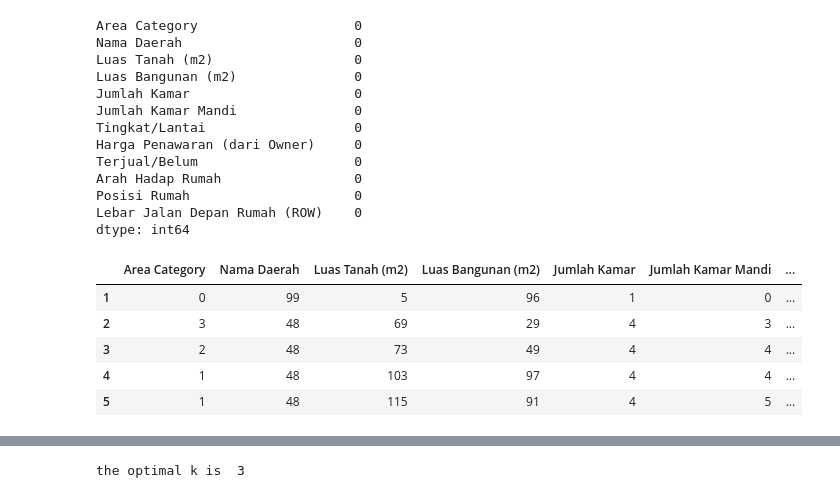
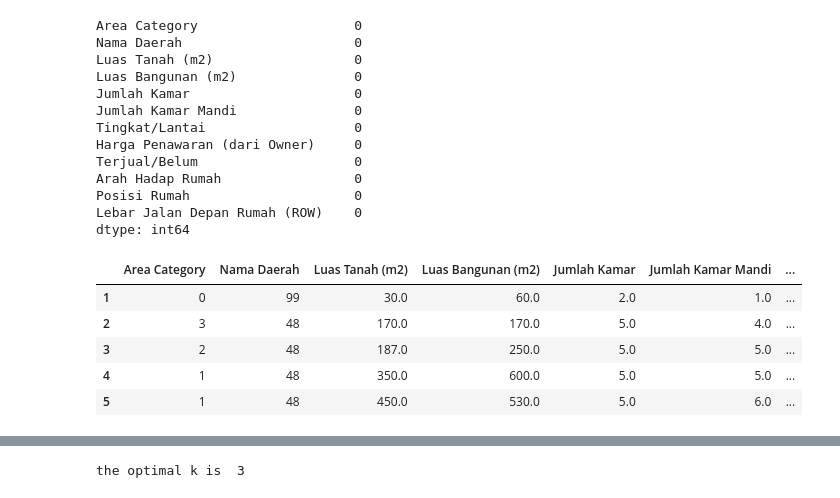
Before and after one commit to mjohantito/DataRumah_DM3Nov, a Jupyter notebook: Exercise_Week_8.ipynb, the cells around one changed output, grey strips where cells are left out. Drawn from its saved outputs; the diff is of its cells as text; code cells hidden in the pictures.

```diff
--- a/Exercise_Week_8.ipynb
+++ b/Exercise_Week_8.ipynb
@@ -10,5 +10,5 @@ Requirement already satisfied: numpy>=1.14.2 in /Users/manueljohantito/opt/anaco
 # %%
-df = pd.read_csv("https://raw.githubusercontent.com/mjohantito/DataRumah_DM3Nov/main/Property_Dataset_-_Clustering_-_Data_Rumah.csv")
+df = pd.read_csv("https://raw.githubusercontent.com/mjohantito/DataRumah_DM3Nov/main/Property_Dataset_-_Clustering_-_Data_Rumah-2.csv")
 df.head()
 # %% [output]
 |  | Area Category | Nama Daerah | Luas Tanah (m2) | Luas Bangunan (m2) | Jumlah Kamar | Jumlah Kamar Mandi | ... |
@@ -121,0 +137,3 @@ df.head(5)
+# %%
+df = df[df['Harga Penawaran (dari Owner)'] != " "]
+df
@@ -138,24 +186,24 @@ dtype: int64
 # %%
 from sklearn.preprocessing import LabelEncoder
 le = LabelEncoder()
 df['Arah Hadap Rumah'] = le.fit_transform(df['Arah Hadap Rumah'])
 df['Posisi Rumah'] = le.fit_transform(df['Posisi Rumah'])
 df['Lebar Jalan Depan Rumah (ROW)'] = le.fit_transform(df['Lebar Jalan Depan Rumah (ROW)'])
 df['Area Category'] = le.fit_transform(df['Area Category'])
 df['Nama Daerah'] = le.fit_transform(df['Nama Daerah'])
-df['Luas Tanah (m2)'] = le.fit_transform(df['Luas Tanah (m2)'])
-df['Luas Bangunan (m2)'] = le.fit_transform(df['Luas Bangunan (m2)'])
-df['Jumlah Kamar'] = le.fit_transform(df['Jumlah Kamar'])
-df['Jumlah Kamar Mandi'] = le.fit_transform(df['Jumlah Kamar Mandi'])
-df['Tingkat/Lantai '] = le.fit_transform(df['Tingkat/Lantai '])
-df['Harga Penawaran (dari Owner)'] = le.fit_transform(df['Harga Penawaran (dari Owner)'])
+#df['Luas Tanah (m2)'] = le.fit_transform(df['Luas Tanah (m2)'])
+#df['Luas Bangunan (m2)'] = le.fit_transform(df['Luas Bangunan (m2)'])
+#df['Jumlah Kamar'] = le.fit_transform(df['Jumlah Kamar'])
+#df['Jumlah Kamar Mandi'] = le.fit_transform(df['Jumlah Kamar Mandi'])
+#df['Tingkat/Lantai '] = le.fit_transform(df['Tingkat/Lantai '])
+#df['Harga Penawaran (dari Owner)'] = le.fit_transform(df['Harga Penawaran (dari Owner)'])
 df['Terjual/Belum'] = le.fit_transform(df['Terjual/Belum'])
 df=df
 df.head()
 # %% [output]
 |  | Area Category | Nama Daerah | Luas Tanah (m2) | Luas Bangunan (m2) | Jumlah Kamar | Jumlah Kamar Mandi | ... |
-| 1 | 0 | 99 | 5 | 96 | 1 | 0 | ... |
-| 2 | 3 | 48 | 69 | 29 | 4 | 3 | ... |
-| 3 | 2 | 48 | 73 | 49 | 4 | 4 | ... |
-| 4 | 1 | 48 | 103 | 97 | 4 | 4 | ... |
-| 5 | 1 | 48 | 115 | 91 | 4 | 5 | ... |
+| 1 | 0 | 99 | 30.0 | 60.0 | 2.0 | 1.0 | ... |
+| 2 | 3 | 48 | 170.0 | 170.0 | 5.0 | 4.0 | ... |
+| 3 | 2 | 48 | 187.0 | 250.0 | 5.0 | 5.0 | ... |
+| 4 | 1 | 48 | 350.0 | 600.0 | 5.0 | 5.0 | ... |
+| 5 | 1 | 48 | 450.0 | 530.0 | 5.0 | 6.0 | ... |
```
Also changed, not shown: parts of 35 cells of this notebook.
